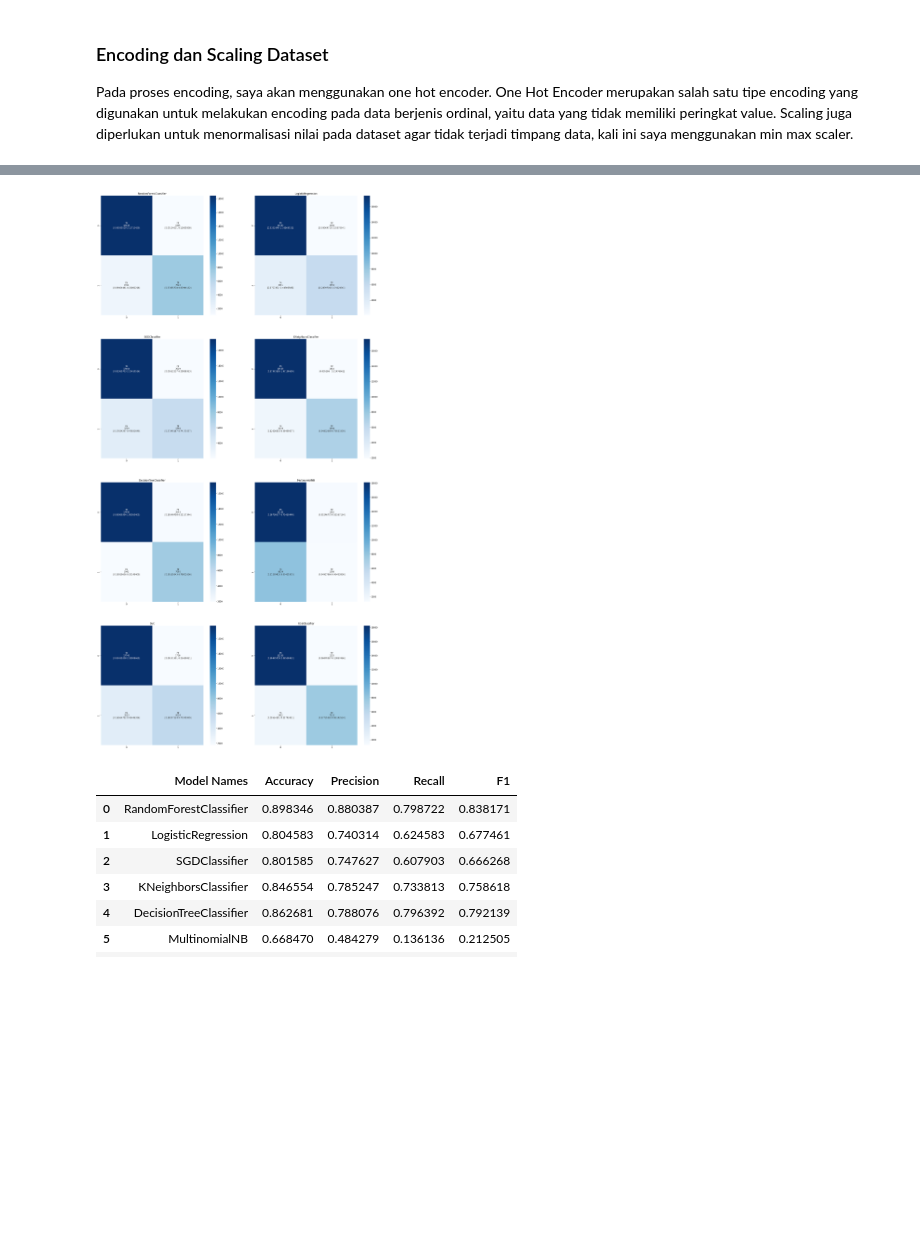
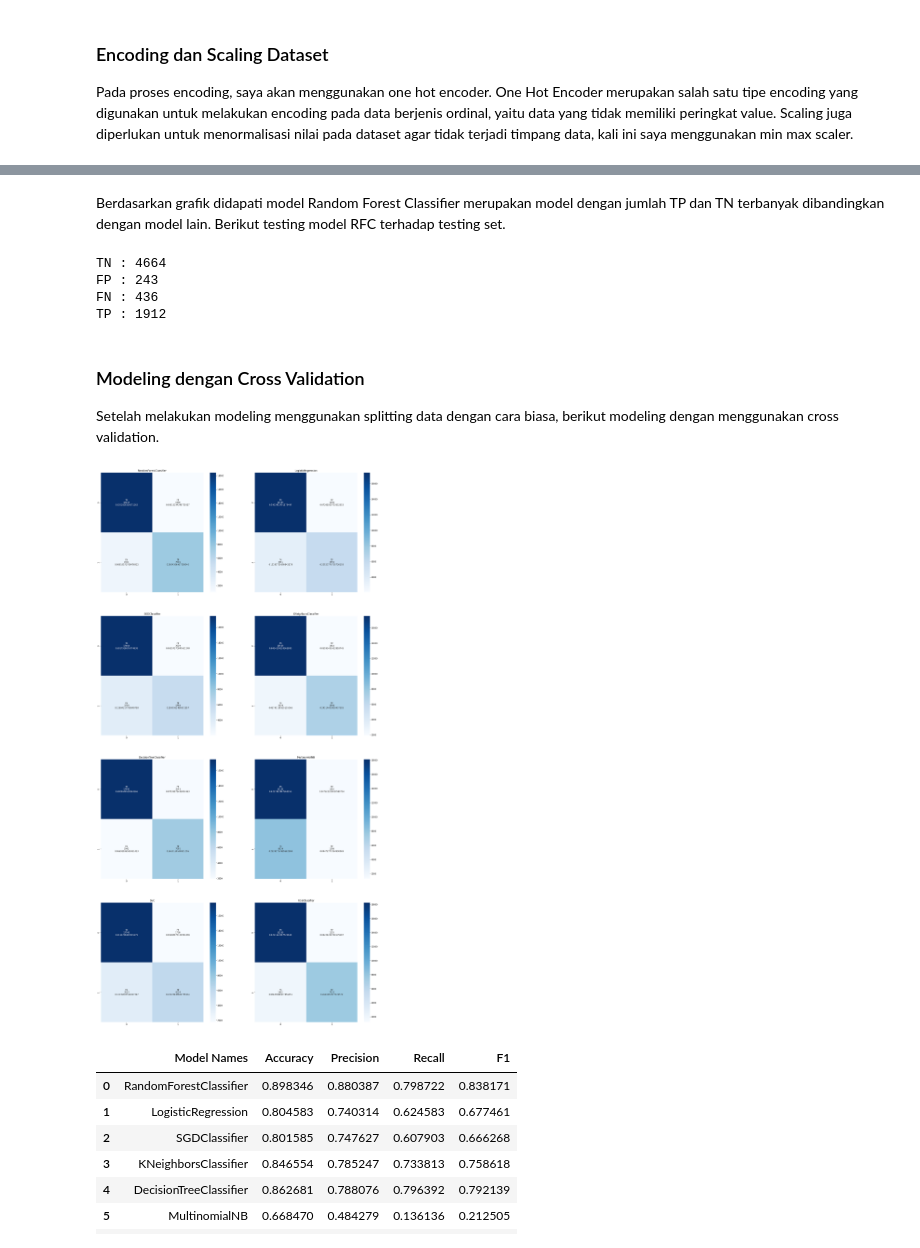
Before and after one commit to rarmnsyah/DATASCIENCE, a Jupyter notebook: Hoter Reservation (Yes) Predict/main.ipynb, the cells around one changed output, grey strips where cells are left out. Saved outputs shown, nothing was run; the diff lists cells and outputs as text; code cells hidden in the pictures; blank space fills up the shorter version.

Commit message:
update main
menyelesaikan matrix perbandingan antara model dengan cv dan tanpa cv

```diff
--- a/Hoter Reservation (Yes) Predict/main.ipynb
+++ b/Hoter Reservation (Yes) Predict/main.ipynb
@@ -152,3 +152,20 @@ model_name = [
     'SVC',
     'XGBClassifier'
 ]
+# %%
+fig, ax = plt.subplots(4,2, figsize = (25, 50))
+
+for model, ax in zip (model_clf, ax.flatten()):
+    fitted_model = model.fit(X_train, y_train)
+    y_pred = fitted_model.predict(X_train)
+    conf_matrix = confusion_matrix(y_train, y_pred)
+
+    group_names = ['TN', 'FP', 'FN', 'TP']
+    group_counts = ['{}'.format(value) for value in conf_matrix.flatten()]
+    group_percentages = ['{}'.format(value/conf_matrix.sum()) for value in conf_matrix.flatten()]
+    labels = [f'{v1}\n{v2}\n{v3}' for v1, v2, v3 in zip(group_names,group_counts,group_percentages)]
+    labels = np.asarray(labels).reshape(2,2)
+
+
+    sns.heatmap(conf_matrix, annot=labels, fmt='', cmap='Blues', ax=ax)
+    ax.title.set_text(type(model).__name__)
@@ -155,22 +174,39 @@ model_name = [
+# %% [markdown]
+Berdasarkan grafik didapati model Random Forest Classifier merupakan model dengan jumlah TP dan TN terbanyak dibandingkan dengan model lain. Berikut testing model RFC terhadap testing set.
+# %%
+model = clf_rfc
+model.fit(X_train, y_train)
+y_test_pred = model.predict(X_test)
+tn, fp, fn, tp = confusion_matrix(y_test, y_test_pred).ravel()
+
+print(f'TN : {tn}\nFP : {fp}\nFN : {fn}\nTP : {tp}')
+# %% [output]
+TN : 4664
+FP : 243
+FN : 436
+TP : 1912
+# %% [markdown]
+### Modeling dengan Cross Validation
+Setelah melakukan modeling menggunakan splitting data dengan cara biasa, berikut modeling dengan menggunakan cross validation.
 # %%
 fig, ax = plt.subplots(4, 2, figsize = (25, 50))
 
 for model, ax in zip (model_clf, ax.flatten()):
     kfold = KFold(random_state = 0, shuffle = True)
     y_train_pred = cross_val_predict(model, X_train, y_train, cv = kfold)
     conf_matrix = confusion_matrix(y_train, y_train_pred)
 
     group_names = ['TN', 'FP', 'FN', 'TP']
     group_counts = ['{}'.format(value) for value in conf_matrix.flatten()]
-    group_percentages = ['{}'.format(value/sum(conf_matrix)) for value in conf_matrix.flatten()]
+    group_percentages = ['{}'.format(value/conf_matrix.sum()) for value in conf_matrix.flatten()]
     labels = [f'{v1}\n{v2}\n{v3}' for v1, v2, v3 in zip(group_names,group_counts,group_percentages)]
     labels = np.asarray(labels).reshape(2,2)
 
 
     sns.heatmap(conf_matrix, annot=labels, fmt='', cmap='Blues', ax=ax)
     ax.title.set_text(type(model).__name__)
 # %% [output]
-[figure, old version]
+[figure, new version]
 # %%
 # model_acc = []
 # model_precision = []
```
Also changed, not shown: parts of 11 cells of this notebook.
